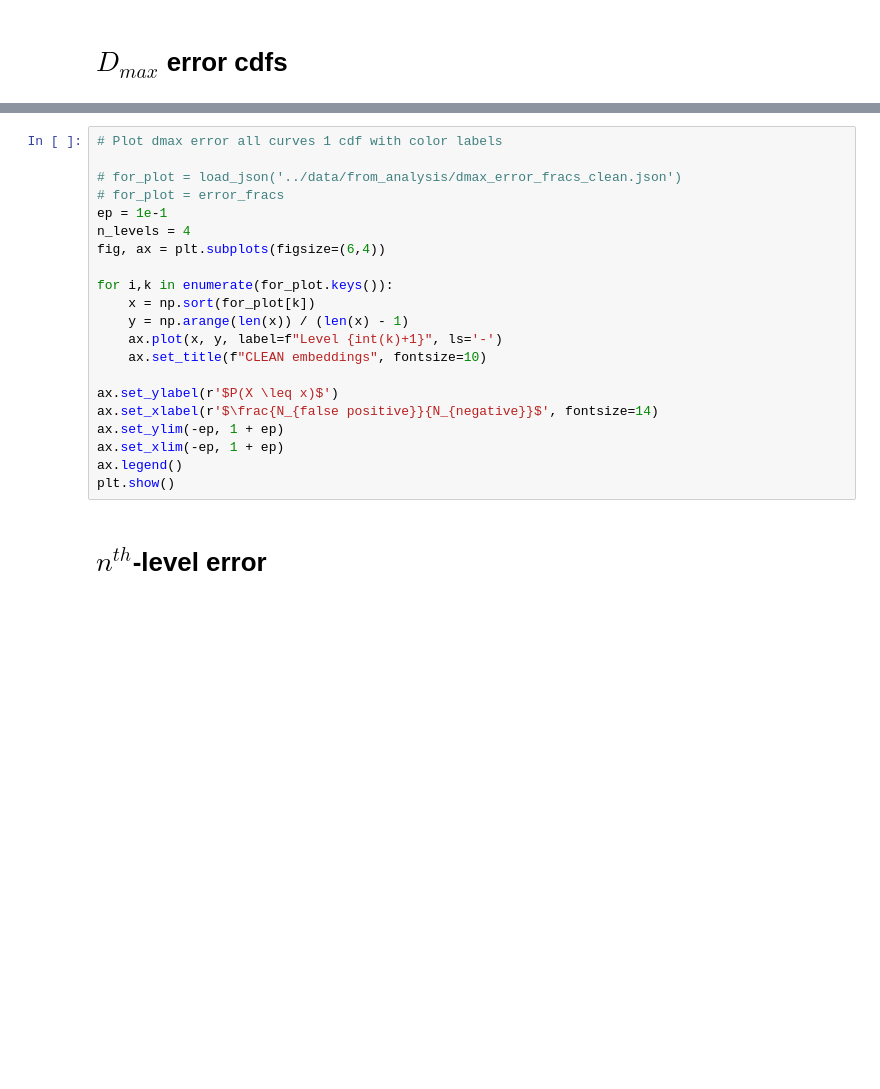
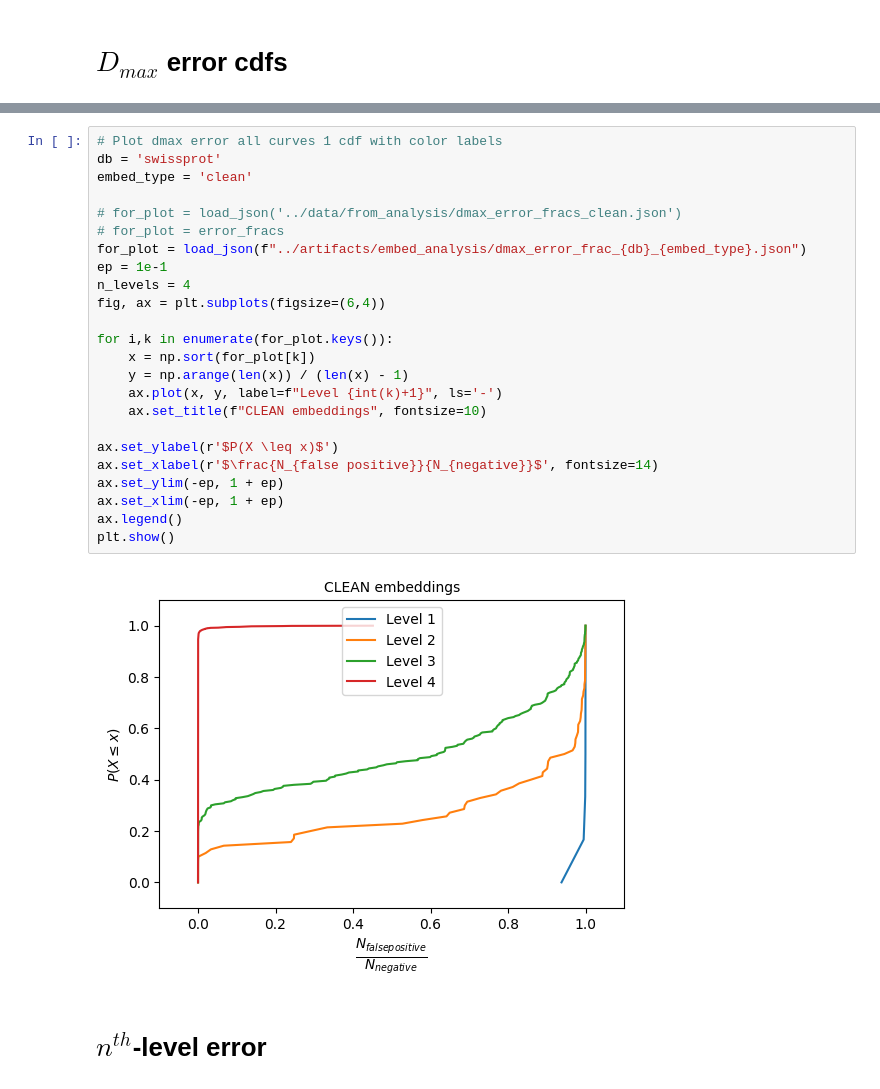
Before and after one commit to stefanpate/rcgnn, a Jupyter notebook: scripts/mkfigs.ipynb, the cells around one changed output, grey strips where cells are left out. Drawn from its saved outputs; the diff is of its cells as text; blank space fills up the shorter version.

```diff
--- a/scripts/mkfigs.ipynb
+++ b/scripts/mkfigs.ipynb
@@ -35,24 +38,29 @@ plt.show()
 # %%
 # Plot dmax error all curves 1 cdf with color labels
+db = 'swissprot'
+embed_type = 'clean'
 
 # for_plot = load_json('../data/from_analysis/dmax_error_fracs_clean.json')
 # for_plot = error_fracs
+for_plot = load_json(f"../artifacts/embed_analysis/dmax_error_frac_{db}_{embed_type}.json")
 ep = 1e-1
 n_levels = 4
 fig, ax = plt.subplots(figsize=(6,4))
 
 for i,k in enumerate(for_plot.keys()):
     x = np.sort(for_plot[k])
     y = np.arange(len(x)) / (len(x) - 1)
     ax.plot(x, y, label=f"Level {int(k)+1}", ls='-')
     ax.set_title(f"CLEAN embeddings", fontsize=10)
 
 ax.set_ylabel(r'$P(X \leq x)$')
 ax.set_xlabel(r'$\frac{N_{false positive}}{N_{negative}}$', fontsize=14)
 ax.set_ylim(-ep, 1 + ep)
 ax.set_xlim(-ep, 1 + ep)
 ax.legend()
 plt.show()
+# %% [output]
+[figure, added]
 # %% [markdown]
 # $n^{th}$-level error
 # %%
```
Also changed, not shown: parts of 5 cells of this notebook, 29 other files.
